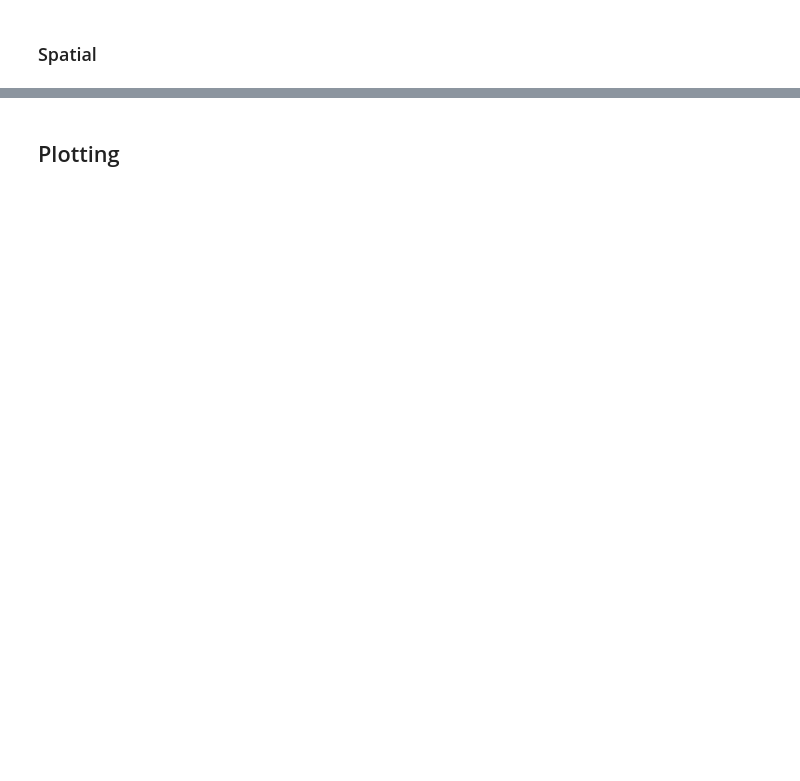
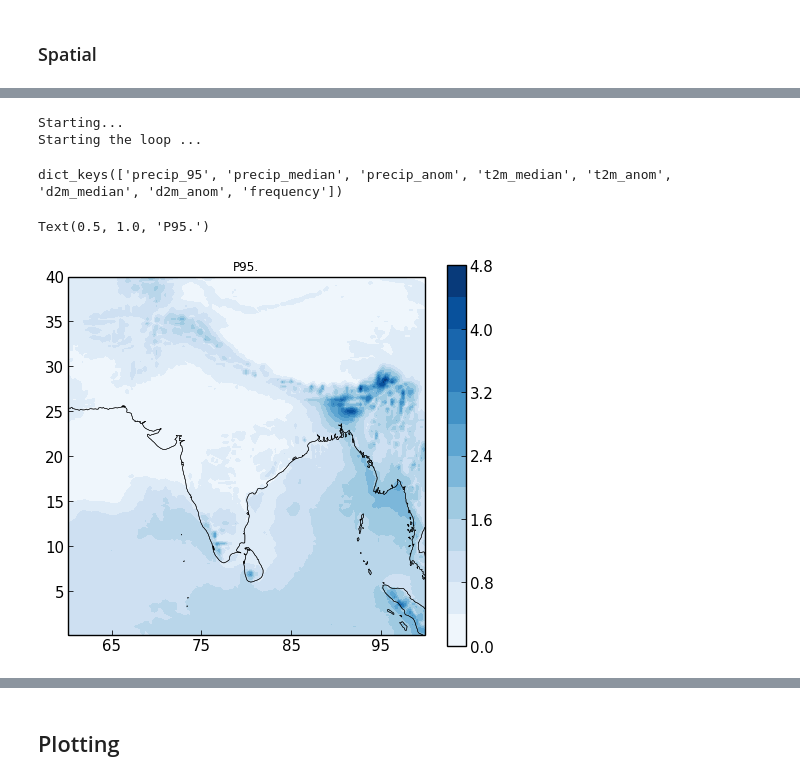
Before and after one commit to adisen99/msc_project, a Jupyter notebook: analysis02.ipynb, the cells around one changed output, grey strips where cells are left out. Cells and saved outputs as stored; diff of their text form; code cells hidden in the pictures; blank space fills up the shorter version.

```diff
--- a/analysis02.ipynb
+++ b/analysis02.ipynb
@@ -429,8 +310,15 @@ Attributes: (0)
 # %%
-precip = ds_comb_mon.precipCal
-t2m = ds_comb_mon.t2m
-d2m = ds_comb_mon.d2m
-vimd = ds_comb_mon.vimd
+precip = ds_comb_mon_loaded.RAINFALL
+t2m = ds_comb_mon_loaded.t2m
+d2m = ds_comb_mon_loaded.d2m
+# vimd = ds_comb_mon_loaded.vimd
+# cape = ds_comb_mon_loaded.cape
+# u850 = ds_comb_mon_loaded.u
+# v850 = ds_comb_mon_loaded.v
+# q850 = ds_comb_mon_loaded.q
+# temp = ds_comb_mon2_loaded.t
+# omega = ds_comb_mon2_loaded.w
+# # vimd = ds_comb_mon.vimd
 # %%
 precip_daily_rate = precip[::-1].rolling(time=24).sum()[::-1]
 # precip_daily_rate = precip
@@ -443,9 +340,12 @@ precip_daily_rate = precip[::-1].rolling(time=24).sum()[::-1]
 # t2m = t2m.where(precip != np.nan).chunk(dict(time=-1, lat=40, lon=40))
 # d2m = d2m.where(precip != np.nan).chunk(dict(time=-1, lat=40, lon=40))
 
-precip = xr.where(precip_daily_rate > 1, precip, np.nan)
+# precip = xr.where(precip_daily_rate > 1, precip, np.nan)
 # precip = precip.where(precip > 0)
+precip = precip.where(precip > 1)
 t2m = t2m.where(precip != np.nan)
 d2m = d2m.where(precip != np.nan)
-vimd = vimd.where(precip != np.nan)
+# vimd = t2m.where(precip != np.nan)
+# d2m = d2m.where(precip != np.nan)
+# vimd = vimd.where(precip != np.nan)
 # %%
@@ -744,0 +913,12 @@ d2m_p_da50.to_netcdf('./data/results/3H/full50/d2m_p.nc')
+# %%
+with warnings.catch_warnings():
+    warnings.simplefilter("ignore")
+#     res_mon_24 = get_spatial_pe(precip, vimd, cape, u850, v850, q850, duration=1)
+    res_mon_24 = get_spatial_pe(precip, t2m, d2m, duration=1)
+# %% [output]
+Starting...
+Starting the loop ...
+# %%
+res_mon_24.keys()
+# %% [output]
+dict_keys(['precip_95', 'precip_median', 'precip_anom', 't2m_median', 't2m_anom', 'd2m_median', 'd2m_anom', 'frequency'])
@@ -744,0 +929,19 @@ d2m_p_da50.to_netcdf('./data/results/3H/full50/d2m_p.nc')
+# %%
+fig = plt.figure(figsize = (8,7))
+ax = plt.axes(projection = ccrs.PlateCarree())
+ax.set_extent([60.1, 99.9, 0.1, 38])
+gridliner = ax.gridlines(crs = ccrs.PlateCarree(), drawlabels=False, lw=1, color='gray', alpha=0.05, ls='--')
+ax.add_feature(cfeature.COASTLINE, alpha=1.0, lw=0.5)
+cf = ax.contourf(x, y, res_mon_24['precip_95'], cmap='Blues', levels=11)
+plt.colorbar(cf)
+ax.add_feature(cfeature.COASTLINE, alpha=1.0, lw=0.5)
+gridliner.top_labels = False
+gridliner.right_labels = False
+gridliner.ylines = False
+gridliner.xlines = False
+ax.set_yticks(np.arange(5,45,5))
+ax.set_xticks(np.arange(65,105,10))
+ax.set_title('P95.', fontsize=12)
+# %% [output]
+Text(0.5, 1.0, 'P95.')
+[figure, added]
```
Also changed, not shown: parts of 98 cells of this notebook, 7 other files.
